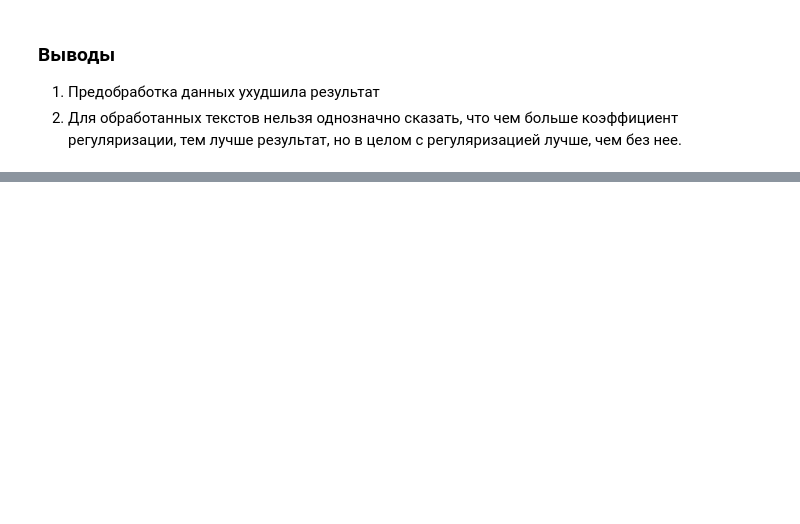
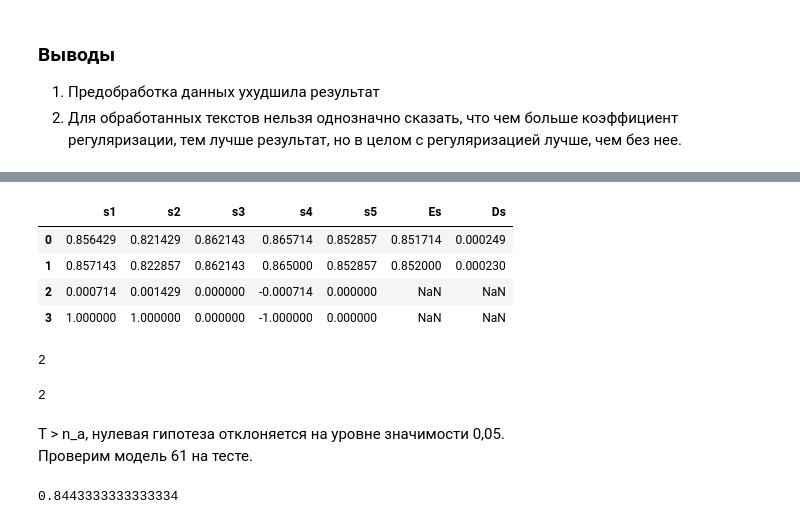
Before and after one commit to vvubbalubba/Task_ISP, a Jupyter notebook: Задание ИСП.ipynb, the cells around one changed output, grey strips where cells are left out. Drawn from its saved outputs; the diff is of its cells as text; code cells hidden in the pictures; blank space fills up the shorter version.

```diff
--- a/Задание ИСП.ipynb
+++ b/Задание ИСП.ipynb
@@ -364,0 +353,36 @@ print(score)
+# %%
+m = []
+m.append(s[61])
+m.append(s[62])
+m.append(np.zeros(5))
+m.append(np.zeros(5))
+n = 0
+T = 0
+
+# посчитаем разности для всех si
+for i in range(5):
+    m[2][i] = m[1][i] - m[0][i]
+    if m[2][i] > 0:
+        m[3][i] = 1
+        n += 1
+        T += 1
+    if m[2][i] < 0:
+        m[3][i] = -1
+        n += 1
+
+models = pd.DataFrame(m, columns = ('s1', 's2', 's3', 's4', 's5', 'Es', 'Ds'))
+models
+# %% [output]
+|  | s1 | s2 | s3 | s4 | s5 | Es | Ds |
+| 0 | 0.856429 | 0.821429 | 0.862143 | 0.865714 | 0.852857 | 0.851714 | 0.000249 |
+| 1 | 0.857143 | 0.822857 | 0.862143 | 0.865000 | 0.852857 | 0.852000 | 0.000230 |
+| 2 | 0.000714 | 0.001429 | 0.000000 | -0.000714 | 0.000000 | NaN | NaN |
+| 3 | 1.000000 | 1.000000 | 0.000000 | -1.000000 | 0.000000 | NaN | NaN |
+# %%
+T
+# %% [output]
+2
+# %%
+n
+# %% [output]
+2
@@ -364,0 +391,15 @@ print(score)
+# %% [markdown]
+T > n_a, нулевая гипотеза отклоняется на уровне значимости 0,05.\
+Проверим модель 61 на тесте.
+# %%
+number2 = 61
+model = LogisticRegression(penalty = params[number2][0],
+                               C = params[number2][1],
+                               class_weight = params[number2][2],
+                               solver = params[number2][3])
+model.fit(untreated_words_train, overalls_train)
+prediction = model.predict(untreated_words_test)
+score = accuracy_score(overalls_test, prediction)
+print(score)
+# %% [output]
+0.8443333333333334
```
Also changed, not shown: parts of 10 cells of this notebook.
